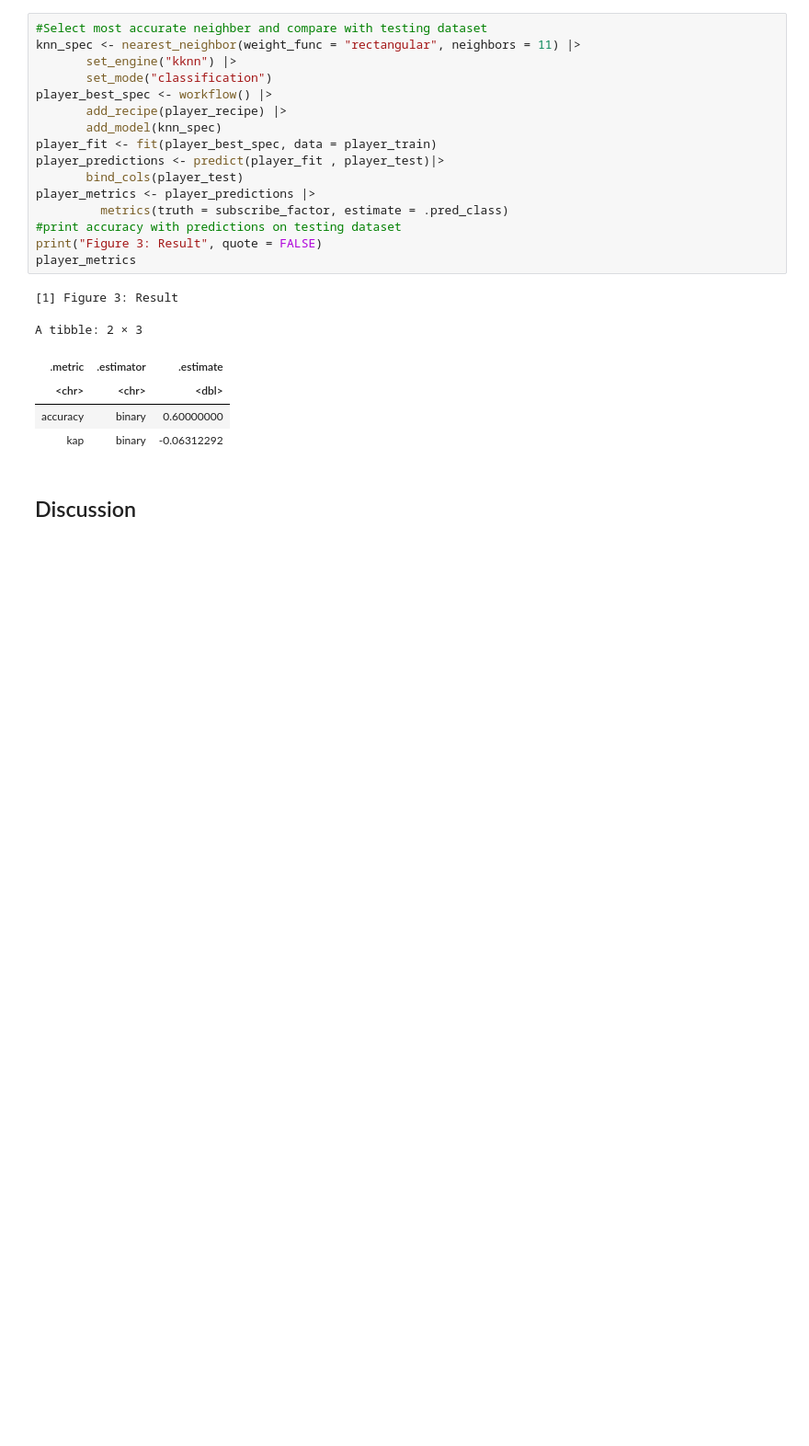
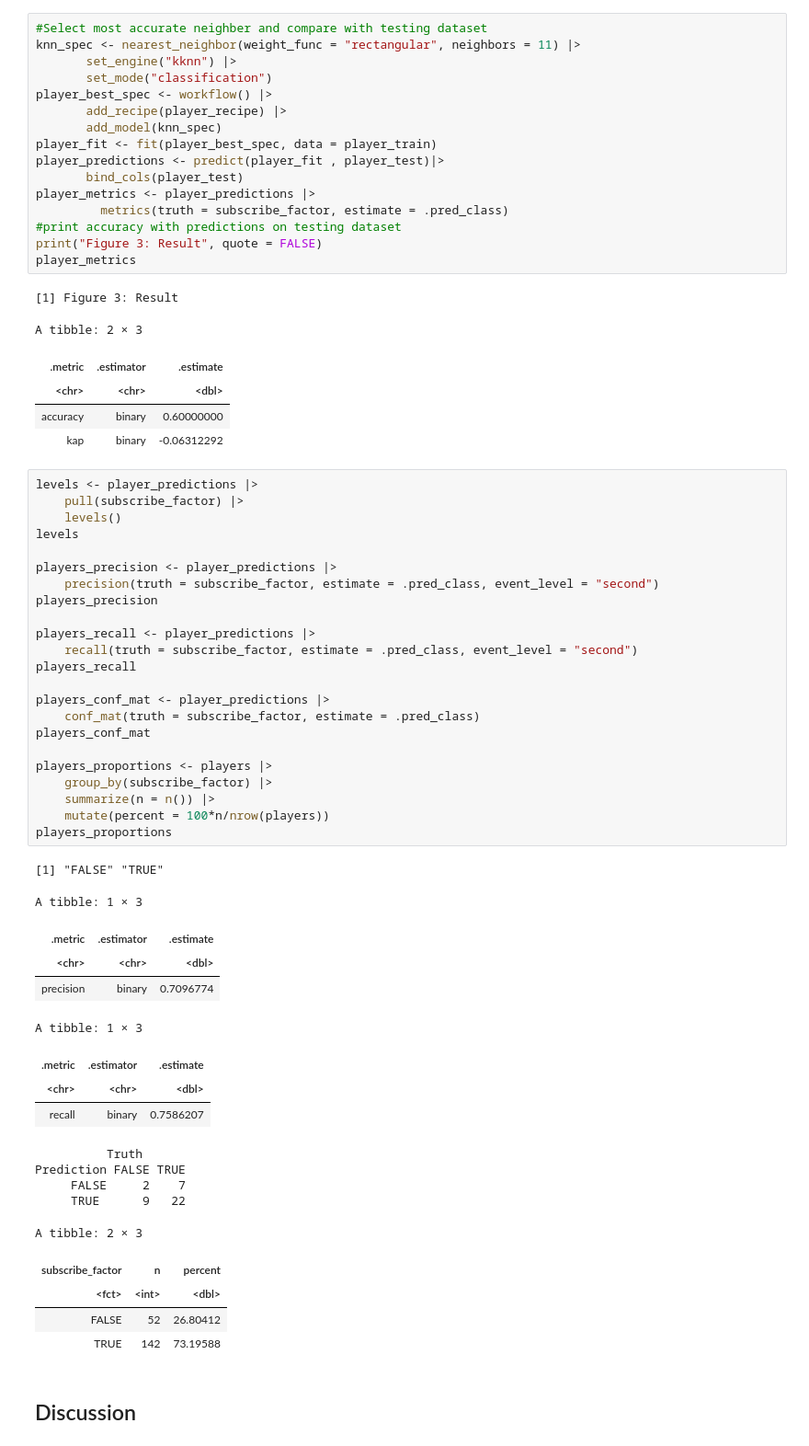
Before and after one commit to Mantoj130/Data-Science-Project, a Jupyter notebook: FinalReport.ipynb, the cells around one changed output. Shown at 92% size. Drawn from its saved outputs; the diff is of its cells as text; blank space fills up the shorter version.

Commit message:
Added Confusion Matrix and calculated precision and recall

```diff
--- a/FinalReport.ipynb
+++ b/FinalReport.ipynb
@@ -175,5 +175,47 @@ A tibble: 2 × 3
 | <chr> | <chr> | <dbl> |
 | accuracy | binary | 0.60000000 |
 | kap | binary | -0.06312292 |
+# %%
+levels <- player_predictions |>
+    pull(subscribe_factor) |>
+    levels()
+levels
+
+players_precision <- player_predictions |>
+    precision(truth = subscribe_factor, estimate = .pred_class, event_level = "second")
+players_precision
+
+players_recall <- player_predictions |>
+    recall(truth = subscribe_factor, estimate = .pred_class, event_level = "second")
+players_recall
+
+players_conf_mat <- player_predictions |>
+    conf_mat(truth = subscribe_factor, estimate = .pred_class)
+players_conf_mat
+
+players_proportions <- players |>
+    group_by(subscribe_factor) |>
+    summarize(n = n()) |>
+    mutate(percent = 100*n/nrow(players))
+players_proportions
+# %% [output]
+[1] "FALSE" "TRUE"
+A tibble: 1 × 3
+| .metric | .estimator | .estimate |
+| <chr> | <chr> | <dbl> |
+| precision | binary | 0.7096774 |
+A tibble: 1 × 3
+| .metric | .estimator | .estimate |
+| <chr> | <chr> | <dbl> |
+| recall | binary | 0.7586207 |
+          Truth
+Prediction FALSE TRUE
+     FALSE     2    7
+     TRUE      9   22
+A tibble: 2 × 3
+| subscribe_factor | n | percent |
+| <fct> | <int> | <dbl> |
+| FALSE | 52 | 26.80412 |
+| TRUE | 142 | 73.19588 |
 # %% [markdown]
 ## Discussion
```
